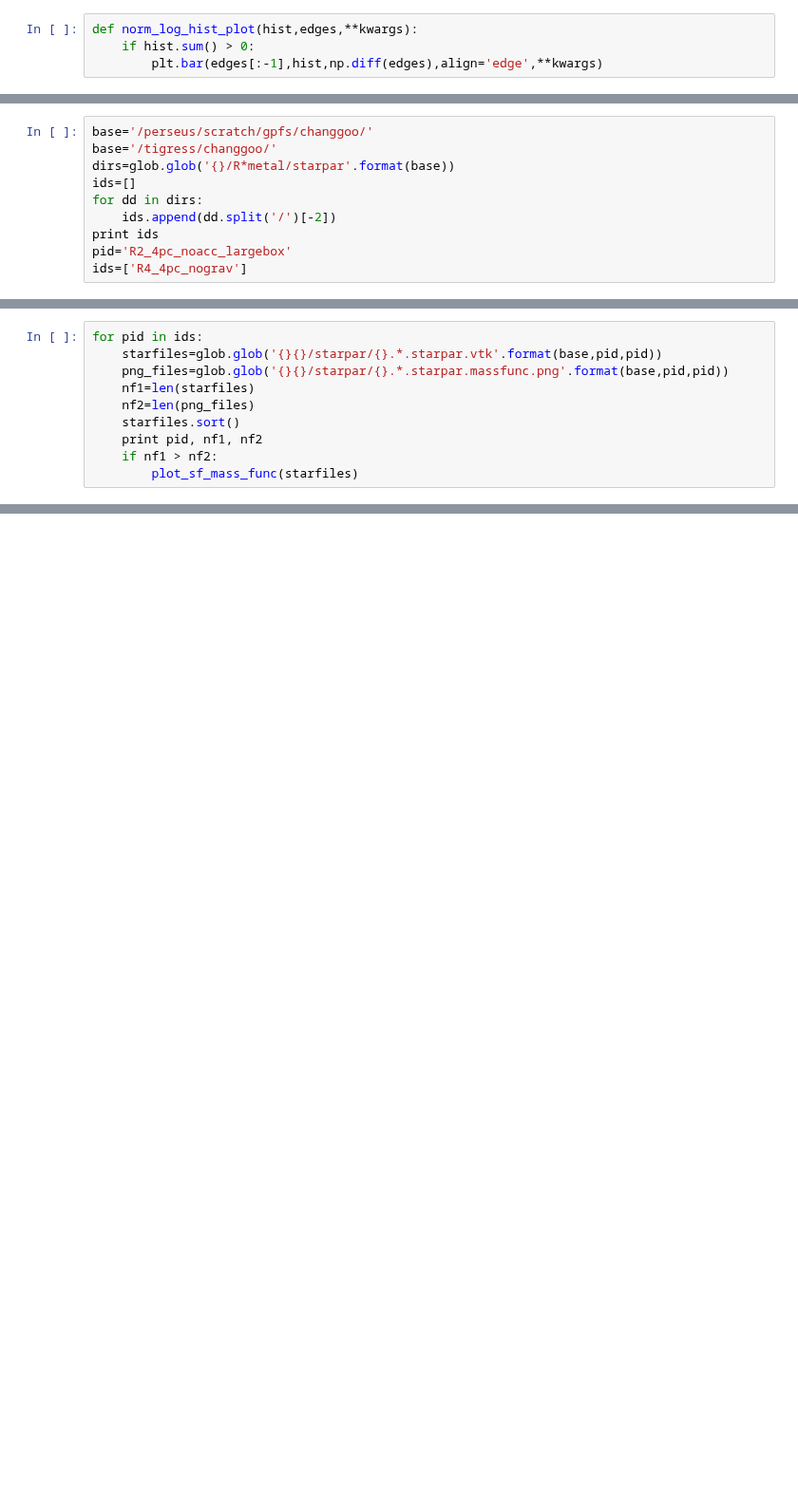
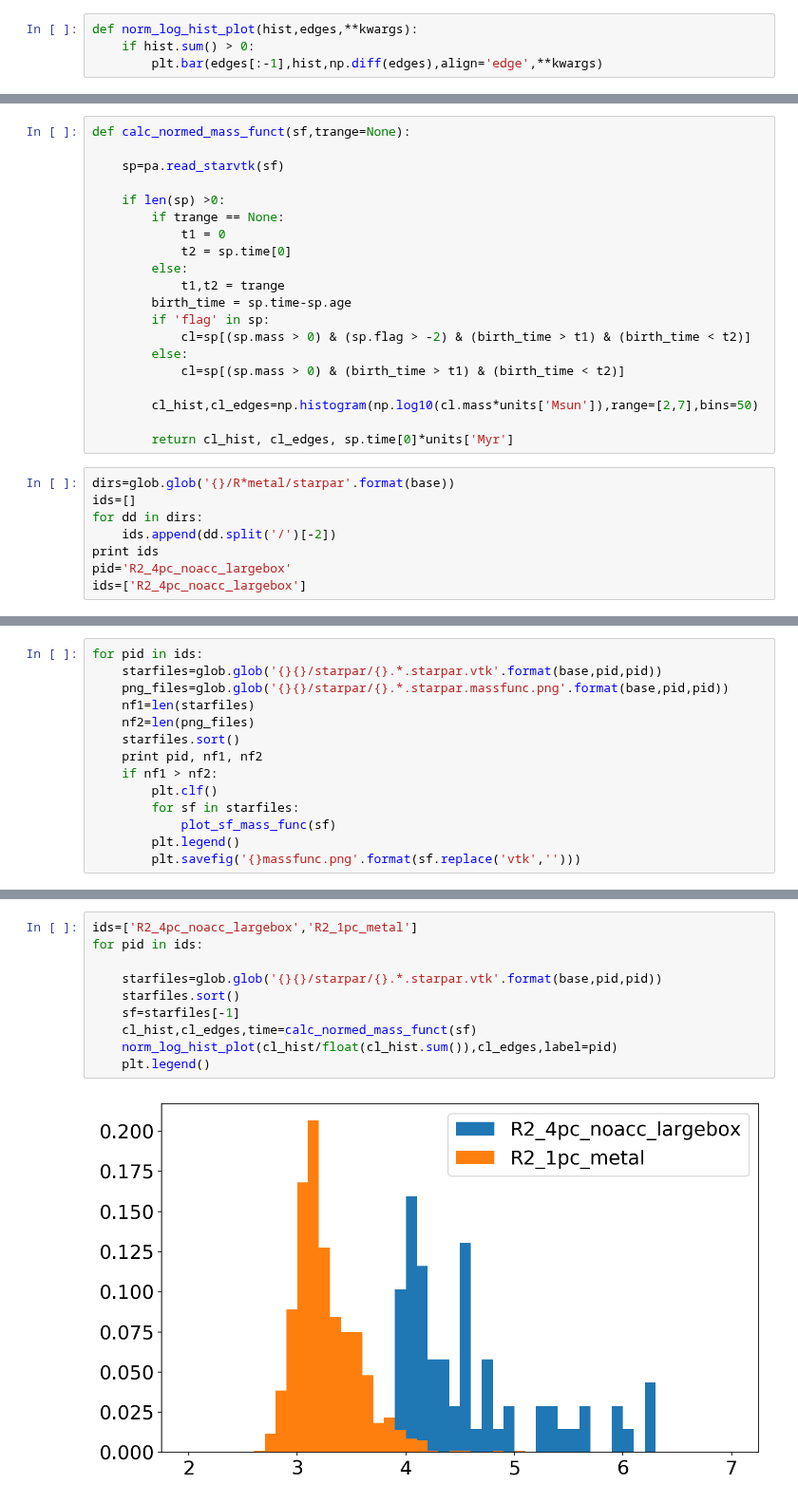
Before and after one commit to changgoo/pyathena, a Jupyter notebook: notebook/starpar_mass_function.ipynb, the cells around one changed output, grey strips where cells are left out. Shown at 95% size. Cells and saved outputs as stored; diff of their text form; blank space fills up the shorter version.

Commit message:
Revise mass function notebook

```diff
--- a/notebook/starpar_mass_function.ipynb
+++ b/notebook/starpar_mass_function.ipynb
@@ -43,11 +40,29 @@ def plot_sf_mass_func(starfiles):
+# %%
+def calc_normed_mass_funct(sf,trange=None):
+
+    sp=pa.read_starvtk(sf)
+
+    if len(sp) >0:
+        if trange == None:
+            t1 = 0
+            t2 = sp.time[0]
+        else:
+            t1,t2 = trange
+        birth_time = sp.time-sp.age
+        if 'flag' in sp:
+            cl=sp[(sp.mass > 0) & (sp.flag > -2) & (birth_time > t1) & (birth_time < t2)]
+        else:
+            cl=sp[(sp.mass > 0) & (birth_time > t1) & (birth_time < t2)]
+
+        cl_hist,cl_edges=np.histogram(np.log10(cl.mass*units['Msun']),range=[2,7],bins=50)
+
+        return cl_hist, cl_edges, sp.time[0]*units['Myr']
 # %%
-base='/perseus/scratch/gpfs/changgoo/'
-base='/tigress/changgoo/'
 dirs=glob.glob('{}/R*metal/starpar'.format(base))
 ids=[]
 for dd in dirs:
     ids.append(dd.split('/')[-2])
 print ids
 pid='R2_4pc_noacc_largebox'
-ids=['R4_4pc_nograv']
+ids=['R2_4pc_noacc_largebox']
 # %% [output]
@@ -61,5 +76,9 @@ for pid in ids:
     starfiles.sort()
     print pid, nf1, nf2
     if nf1 > nf2:
-        plot_sf_mass_func(starfiles)
+        plt.clf()
+        for sf in starfiles:
+            plot_sf_mass_func(sf)
+        plt.legend()
+        plt.savefig('{}massfunc.png'.format(sf.replace('vtk','')))
 # %% [output]
@@ -123,0 +87,12 @@ tmerge
+# %%
+ids=['R2_4pc_noacc_largebox','R2_1pc_metal']
+for pid in ids:
+
+    starfiles=glob.glob('{}{}/starpar/{}.*.starpar.vtk'.format(base,pid,pid))
+    starfiles.sort()
+    sf=starfiles[-1]
+    cl_hist,cl_edges,time=calc_normed_mass_funct(sf)
+    norm_log_hist_plot(cl_hist/float(cl_hist.sum()),cl_edges,label=pid)
+    plt.legend()
+# %% [output]
+[figure, added]
```
Also changed, not shown: parts of 6 cells of this notebook.
